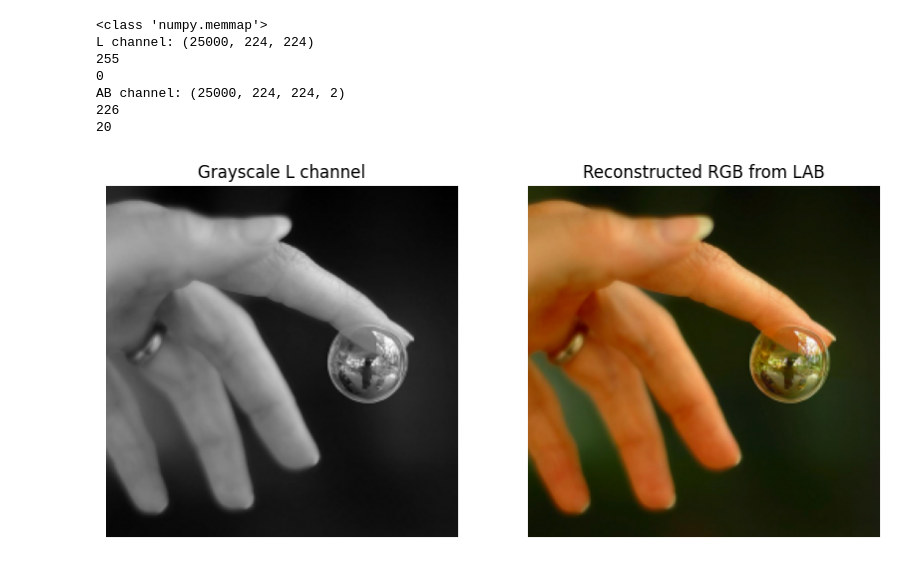
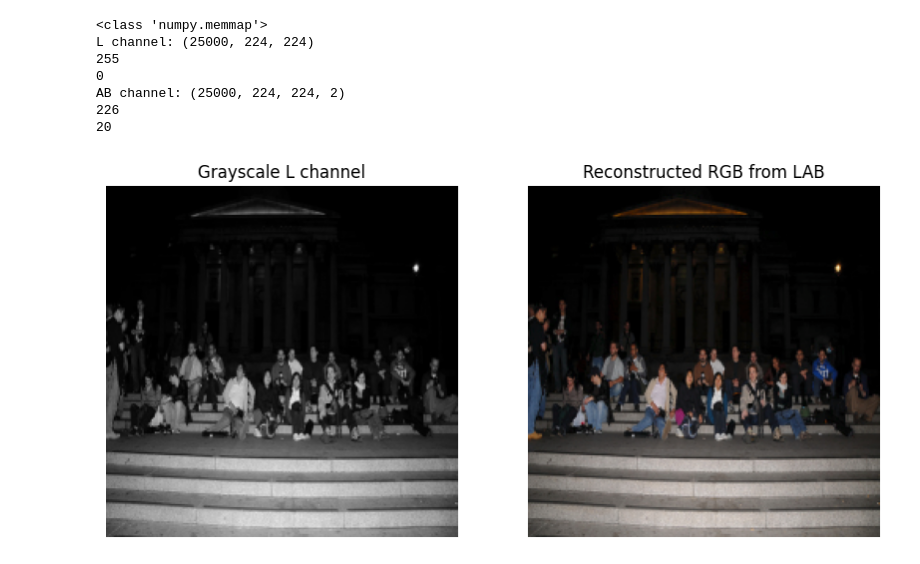
Before and after one commit to laura-anker/NN-FinalProject, a Jupyter notebook: colorization_model.ipynb, the cells around one changed output. Drawn from its saved outputs; the diff is of its cells as text; code cells hidden in the pictures.

```diff
--- a/colorization_model.ipynb
+++ b/colorization_model.ipynb
@@ -118,30 +121,30 @@ def lab_to_rgb(L_norm, ab_norm):
 # %%
 #display sample grayscale image
 
 # Can choose any index
-sample = full_dataset[354]      # loads single sample on demand
+sample = full_dataset[358]      # loads single sample on demand
 
 # Extract L and ab tensors
 L_norm = sample['L'].numpy()[0]                   # (1,224,224) -> (244,244)
 ab_norm = sample['ab'].numpy().transpose(1,2,0)   # (2,244,244) -> (224,224,2)
 
 # Show the grayscale L channel
 
 plt.figure(figsize=(10,5))
 
 plt.subplot(1,2,1)
 plt.imshow(L_norm, cmap="gray")
 plt.title("Grayscale L channel")
 plt.axis("off")
 
 # Convert to RGB
 rgb = lab_to_rgb(L_norm, ab_norm)
 
 # Visualize
 plt.subplot(1,2,2)
 plt.imshow(rgb)
 plt.title("Reconstructed RGB from LAB")
 plt.axis("off")
 plt.show()
 # %% [output]
-[figure, old version]
+[figure, new version]
```
Also changed, not shown: parts of 7 cells of this notebook.
